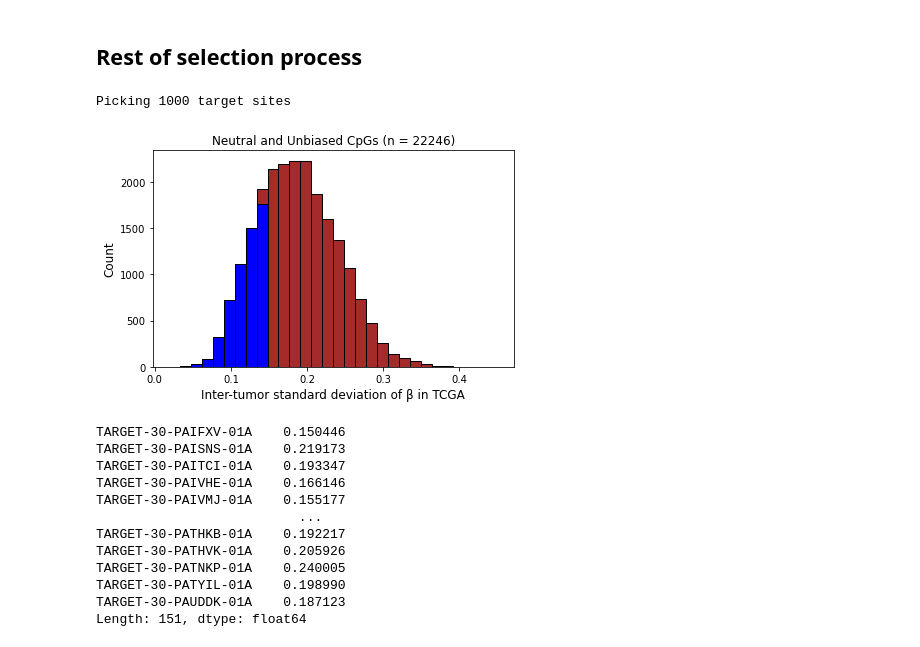
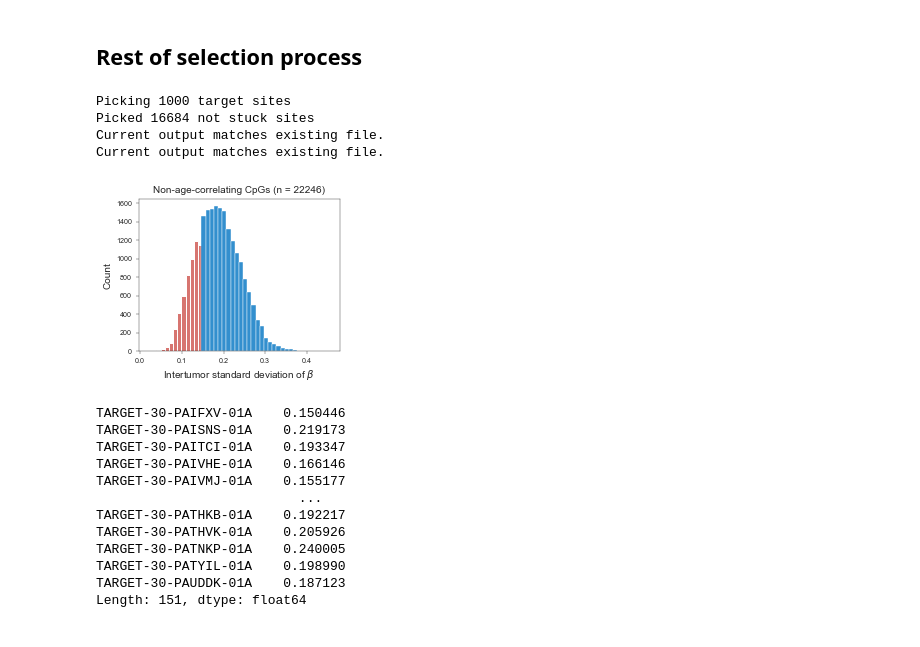
Before and after one commit to danmonyak/EpiClockNBL, a Jupyter notebook: Select_fCpGs/Select fCpGs.ipynb, the cells around one changed output. Cells and saved outputs as stored; diff of their text form; code cells hidden in the pictures.

```diff
--- a/Select_fCpGs/Select fCpGs.ipynb
+++ b/Select_fCpGs/Select fCpGs.ipynb
@@ -40,6 +40,8 @@ beta_values_unbiased_sites = beta_values_unbiased_sites.rename(columns=pc_util.g
 
 balanced_CpGs = beta_values_unbiased_sites.index.values
 print(f'Starting with {balanced_CpGs.shape[0]} balanced sites')
+
+beta_values_unbiased_sites_original = beta_values_unbiased_sites
 # %% [output]
 Starting with 42534 balanced sites
 # %%
@@ -127,25 +149,26 @@ stdev_threshold = np.quantile(balanced_beta_stdevs, 0.25)
 below_data = balanced_beta_stdevs[balanced_beta_stdevs < stdev_threshold]
 above_data = balanced_beta_stdevs[balanced_beta_stdevs >= stdev_threshold]
 
-bin_edges = np.histogram_bin_edges(balanced_beta_stdevs, bins=30)
+# bin_edges = np.histogram_bin_edges(balanced_beta_stdevs, bins=30)
 
-fig, ax = plt.subplots(figsize=(6, 4))
-ax.hist(
-    [below_data, above_data],
-    bins=bin_edges,
-    stacked=True,
-    color=['blue', 'brown'],
-    edgecolor='black'
-)
+# fig, ax = plt.subplots(figsize=(6, 4))
+# ax.hist(
+#     [below_data, above_data],
+#     bins=bin_edges,
+#     stacked=True,
+#     color=['blue', 'brown'],
+#     edgecolor='black'
+# )
 
-ax.set_xlabel("Inter-tumor standard deviation of β in TCGA", fontsize=12)
-ax.set_ylabel("Count", fontsize=12)
-ax.set_title(f"Neutral and Unbiased CpGs (n = {len(balanced_beta_stdevs)})", fontsize=12)
+# ax.set_xlabel("Inter-tumor standard deviation of β in TCGA", fontsize=12)
+# ax.set_ylabel("Count", fontsize=12)
+# ax.set_title(f"Neutral and Unbiased CpGs (n = {len(balanced_beta_stdevs)})", fontsize=12)
 
-plt.tight_layout()
-plt.show()
+# plt.tight_layout()
+# plt.show()
 
 balanced_notStuck = balanced_beta_stdevs.index[balanced_beta_stdevs > stdev_threshold].values
+print(f'Picked {balanced_notStuck.shape[0]} not stuck sites')
 beta_values_unbiased_sites = beta_values_unbiased_sites.loc[balanced_notStuck]
 
 # Fill missing values with mean of that site across tumors
@@ -162,7 +185,6 @@ most_random_sites_nonIterNotStuck = clustering_weights_ser.sort_values().index[:
 
 # Calculate c_beta using Clock sites
 c_beta = 1 - beta_values_unbiased_sites.loc[most_random_sites_nonIterNotStuck].std(axis=0)
-n_samps = 36
 
 ########################
 ###### SAVE FILES ######
@@ -199,7 +221,42 @@ outfile_path = os.path.join(outdir, f'NBL.methyl.antiNonIterClustNotStuck_sites.
 beta_values_unbiased_sites.loc[Clock_CpGs].to_csv(outfile_path, sep='\t')
 # %% [output]
 Picking 1000 target sites
+Picked 16684 not stuck sites
+Current output matches existing file.
+Current output matches existing file.
-[figure, removed]
+# %%
+# Plot inter-tumor standard deviation of beta for each non-age-correlated site
+
+beta_values_nonCorrelating_stds = beta_values_unbiased_sites_original.loc[nonCorrelating_sites].std(axis=1)
+
+# Create plot
+fig, ax = plt.subplots(figsize=figsize * sf)
+
+binwidth = 0.01
+sns.histplot(ax=ax,      # Non-fluctuating sites
+             x=beta_values_nonCorrelating_stds.loc[nonCorrelating_sites[~np.isin(nonCorrelating_sites, balanced_notStuck)]],
+             color=pc_consts['palette_jco'][3], alpha=pc_consts['opacity'], binwidth=binwidth
+            )
+sns.histplot(ax=ax,      # Fluctuating sites
+             x=beta_values_nonCorrelating_stds.loc[balanced_notStuck],
+             color=pc_consts['palette_jco'][0], alpha=pc_consts['opacity'], binwidth=binwidth
+            )
+
+# Customize figure
+ax.set_xlabel('Intertumor standard deviation of $β$', fontsize=pc_consts['labelfontsize'] * sf)
+ax.set_ylabel(ax.get_ylabel(), fontsize=pc_consts['labelfontsize'] * sf)
+ax.set_title(f'Non-age-correlating CpGs (n = {len(nonCorrelating_sites)})', fontsize=pc_consts['labelfontsize'] * sf)
+ax.tick_params(axis='both', labelsize=pc_consts['ticksfontsize'] * sf, width=sf, length=8 * sf)
+
+# Label fluctuating sites
+# ax.text(0.24, 25, 'Fluctuating CpGs',
+#         ha="left", va="bottom", fontfamily='sans-serif', color='black',
+#         fontsize=pc_consts['labelfontsize'] * 0.8 * sf)
+
+# Save figure
+fig.savefig(os.path.join(figure_outdir, 'pick_notStuck_sites.pdf'), format='pdf', pad_inches=0.1)
+# %% [output]
+[figure, added]
 # %%
 beta_values_unbiased_sites
 clock_df = beta_values_unbiased_sites.loc[Clock_CpGs]
```
Also changed, not shown: parts of 4 cells of this notebook.
